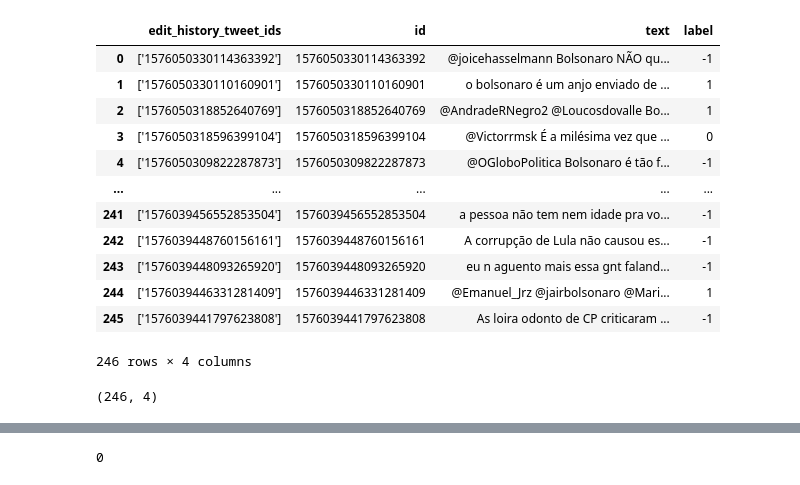
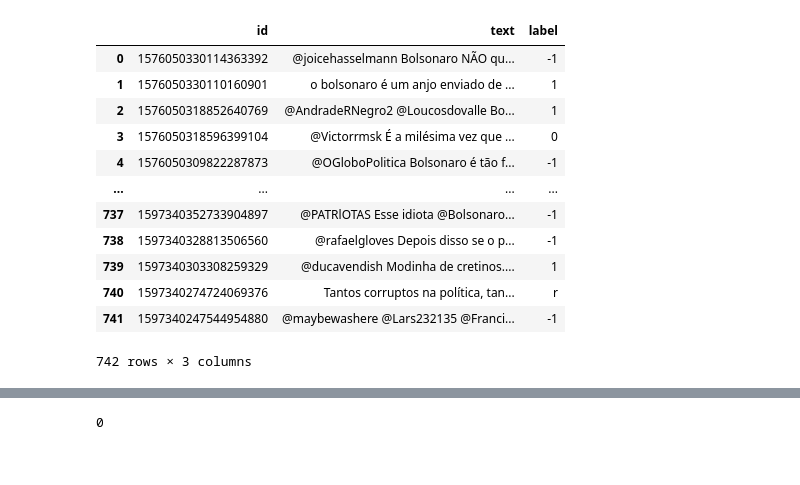
Before and after one commit to Matheusutino/Twitter-politics-analysis, a Jupyter notebook: src/analysisData.ipynb, the cells around one changed output, grey strips where cells are left out. Saved outputs shown, nothing was run; the diff lists cells and outputs as text; code cells hidden in the pictures.

```diff
--- a/src/analysisData.ipynb
+++ b/src/analysisData.ipynb
@@ -7,30 +7,29 @@ from matplotlib import rc
 # %%
 import glob, os
 
+# Join all labeled data
+
 df = pd.DataFrame()
 
-os.chdir("../data")
+os.chdir("../../data/classifier/")
 for file in glob.glob("*.csv"):
     if(file == "candidato.csv" or file == "concat.csv"):
         continue
     df_partial = pd.read_csv(file)
     df = pd.concat([df, df_partial], ignore_index=True)
+df = df.drop('edit_history_tweet_ids', axis=1)
 df
 # %% [output]
-|  | edit_history_tweet_ids | id | text | label |
-| 0 | ['1576050330114363392'] | 1576050330114363392 | @joicehasselmann Bolsonaro NÃO qu... | -1 |
-| 1 | ['1576050330110160901'] | 1576050330110160901 | o bolsonaro é um anjo enviado de ... | 1 |
-| 2 | ['1576050318852640769'] | 1576050318852640769 | @AndradeRNegro2 @Loucosdovalle Bo... | 1 |
-| 3 | ['1576050318596399104'] | 1576050318596399104 | @Victorrmsk É a milésima vez que ... | 0 |
-| 4 | ['1576050309822287873'] | 1576050309822287873 | @OGloboPolitica Bolsonaro é tão f... | -1 |
-| ... | ... | ... | ... | ... |
-| 241 | ['1576039456552853504'] | 1576039456552853504 | a pessoa não tem nem idade pra vo... | -1 |
-| 242 | ['1576039448760156161'] | 1576039448760156161 | A corrupção de Lula não causou es... | -1 |
-| 243 | ['1576039448093265920'] | 1576039448093265920 | eu n aguento mais essa gnt faland... | -1 |
-| 244 | ['1576039446331281409'] | 1576039446331281409 | @Emanuel_Jrz @jairbolsonaro @Mari... | 1 |
-| 245 | ['1576039441797623808'] | 1576039441797623808 | As loira odonto de CP criticaram ... | -1 |
+|  | id | text | label |
+| 0 | 1576050330114363392 | @joicehasselmann Bolsonaro NÃO qu... | -1 |
+| 1 | 1576050330110160901 | o bolsonaro é um anjo enviado de ... | 1 |
+| 2 | 1576050318852640769 | @AndradeRNegro2 @Loucosdovalle Bo... | 1 |
+| 3 | 1576050318596399104 | @Victorrmsk É a milésima vez que ... | 0 |
+| 4 | 1576050309822287873 | @OGloboPolitica Bolsonaro é tão f... | -1 |
+| ... | ... | ... | ... |
+| 737 | 1597340352733904897 | @PATRlOTAS Esse idiota @Bolsonaro... | -1 |
+| 738 | 1597340328813506560 | @rafaelgloves Depois disso se o p... | -1 |
+| 739 | 1597340303308259329 | @ducavendish Modinha de cretinos.... | 1 |
+| 740 | 1597340274724069376 | Tantos corruptos na política, tan... | r |
+| 741 | 1597340247544954880 | @maybewashere @Lars232135 @Franci... | -1 |
-246 rows × 4 columns
+742 rows × 3 columns
-# %%
-df.shape
-# %% [output]
-(246, 4)
```
Also changed, not shown: parts of 11 cells of this notebook, 53 other files.
